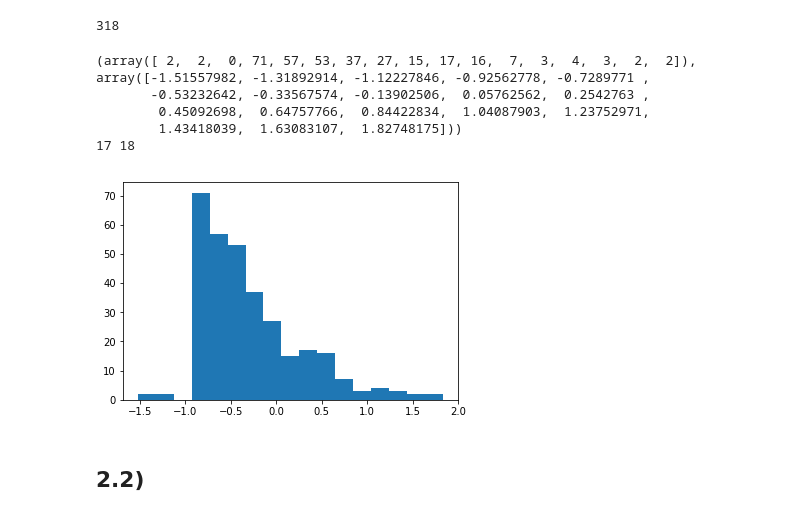
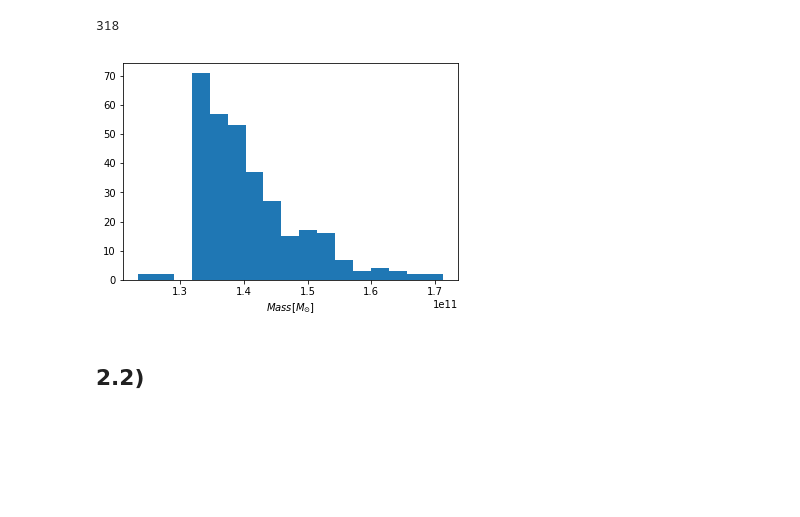
Before and after one commit to Daniel-Montenegro/Thesis, a Jupyter notebook: task3/Task3.ipynb, the cells around one changed output. Saved outputs shown, nothing was run; the diff lists cells and outputs as text; code cells hidden in the pictures; blank space fills up the shorter version.

```diff
--- a/task3/Task3.ipynb
+++ b/task3/Task3.ipynb
@@ -26,7 +27,7 @@ sub=gadget.Subfind("Data/groups_015/fof_subhalo_tab_015.0.hdf5")
 #sub.subhalo.SubhaloCM
 #print(sub.subhalo)
 #print(sub.subhalo.SubhaloMassType)
-Mass_halo=sub.subhalo.SubhaloMass #masa de los subhalos
+Mass_halo=sub.subhalo.SubhaloMass*1e10/0.7 #masa de los subhalos [10e10 M_{sol}/h]
 len(Mass_halo)
 contador=[]
 Masa_halo_corregido=[] #Hay datos que dañan la muestra(muy grande), estos datos no se tendran en cuenta en este arreglo
@@ -56,34 +57,30 @@ def funcion(x,A,a,b):
 # %%
 
 #plt.plot(contador, np.log(Masa_halo_corregido))
 #plt.plot(contador,funcion(contador,popt[0],popt[1]))
 #plt.ylim(-2,10)
 #plt.xlabel("galaxia")
 #plt.ylabel("log10(Mass_halo)")
 #plt.show()
 #bins=np.sqrt(len(Masa_halo_corregido))
 
 histo_Masa_halo=np.histogram(np.log10(Masa_halo_corregido), bins=17)
 
 #np.asarray(histo_Masa_halo)
 
-print(histo_Masa_halo)
+#print(histo_Masa_halo)
 histo_Masa_halox=np.delete(histo_Masa_halo[1],-1)
-print(len(histo_Masa_halo[0]),len(histo_Masa_halo[1]))
+#print(len(histo_Masa_halo[0]),len(histo_Masa_halo[1]))
 
 #popt, pcov = curve_fit(funcion, histo_Masa_halox,histo_Masa_halo[0])
 
-x=np.arange(-1.5,2,0.1)
-plt.hist(np.log10(Masa_halo_corregido), bins=17)
+#x=np.arange(-1.5,2,0.1)
+plt.hist(np.log10(Masa_halo_corregido)*1e10/0.7, bins=17)
 #plt.plot(x,funcion(popt[0],popt[1],popt[2]))
 #plt.plot(histo_Masa_halox,funcion(histo_Masa_halox,*popt))
+plt.xlabel('$Mass[M_{\odot}]$')
 plt.show()
 # %% [output]
-(array([ 2,  2,  0, 71, 57, 53, 37, 27, 15, 17, 16,  7,  3,  4,  3,  2,  2]), array([-1.51557982, -1.31892914, -1.12227846, -0.92562778, -0.7289771 ,
-       -0.53232642, -0.33567574, -0.13902506,  0.05762562,  0.2542763 ,
-        0.45092698,  0.64757766,  0.84422834,  1.04087903,  1.23752971,
-        1.43418039,  1.63083107,  1.82748175]))
-17 18
-[figure, old version]
+[figure, new version]
 # %% [markdown]
 ## 2.2)
```
Also changed, not shown: parts of 10 cells of this notebook.
